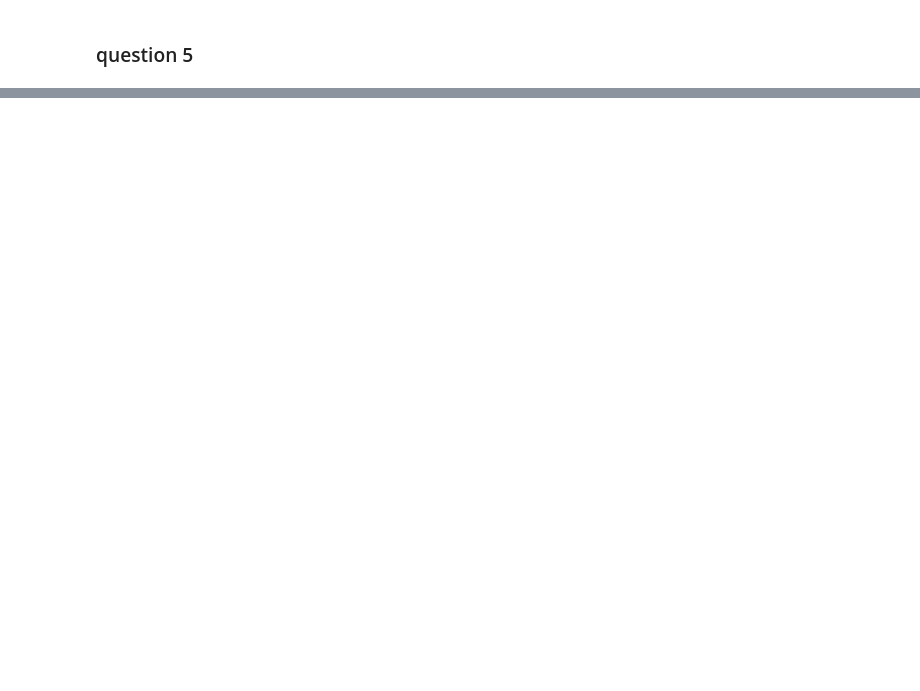
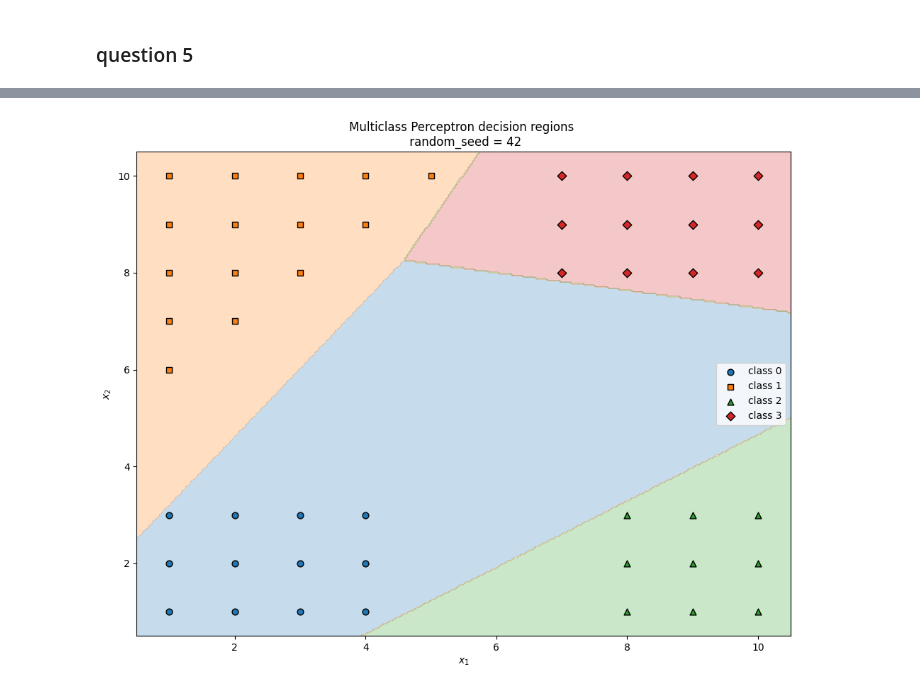
Before and after one commit to 0tv0renakniga/ds_masters, a Jupyter notebook: dsc_255/module_7/hw7.ipynb, the cells around one changed output, grey strips where cells are left out. Drawn from its saved outputs; the diff is of its cells as text; code cells hidden in the pictures; blank space fills up the shorter version.

```diff
--- a/dsc_255/module_7/hw7.ipynb
+++ b/dsc_255/module_7/hw7.ipynb
@@ -2,0 +18,13 @@
+# %%
+w = np.zeros((k, x.shape[1]))
+b = np.zeros(k)
+def multi_perceptron(w, b, x):
+    predictions = np.dot(w, x) + b
+    best_prediction = predictions.argsmax()
+    print(predictions)
+    print(best_prediction)
+    return(best_prediction)
+
+
+for xi, yi in zip(x, y):
+    multi_perceptron(w, b, xi)
@@ -2,0 +49,75 @@
+# %%
+def multi_perceptron(w, b, x):
+    predictions = np.dot(w, x) + b
+    best_prediction = predictions.argmax()
+    return(best_prediction)
+
+
+def fit_multi_perceptron(x, y, k,track_updates, set_seed):
+    if set_seed:
+        x, y = shuffle(x, y,random_state=42)
+    else:
+        x, y = shuffle(x, y)
+    w = np.zeros((k, x.shape[1]))
+    b = np.zeros(k)
+    updates = 0
+    max_updates = 1000
+
+    def make_prediction(w, b, x, y, updates):
+        error = False
+        for xi, yi in zip(x, y):
+            predicted_y = multi_perceptron(w, b, xi)
+            if predicted_y != yi:
+                w[yi] += xi
+                b[yi] += 1
+                w[predicted_y] -= xi
+                b[predicted_y] -= 1
+                updates += 1
+                error = True
+        if updates <= max_updates:
+            if error:
+                return make_prediction(w, b, x, y, updates)
+            else:
+                return (w, b, updates)
+        else:
+            print("Did not converge after {max_iterations} iterations")
+    if track_updates:
+        w, b, updates = make_prediction(w, b, x, y, updates)
+        return (w, b, updates)
+    else:
+        w, b, updates = make_prediction(w, b, x, y, updates)
+        return (w, b)
+
+def plot_regions(X, y, W, b):
+    # colour map for four classes
+    cmap = ['tab:blue', 'tab:orange', 'tab:green', 'tab:red']
+    markers = ['o', 's', '^', 'D']
+
+    # mesh grid covering the data span
+    margin = 0.5
+    x_min, x_max = X[:,0].min() - margin, X[:,0].max() + margin
+    y_min, y_max = X[:,1].min() - margin, X[:,1].max() + margin
+    xx, yy = np.meshgrid(np.linspace(x_min, x_max, 300),
+                         np.linspace(y_min, y_max, 300))
+    grid = np.c_[xx.ravel(), yy.ravel()]
+    preds = np.array([multi_perceptron(W, b, p) for p in grid]).reshape(xx.shape)
+
+    plt.figure(figsize=(10,8))
+    plt.contourf(xx, yy, preds, alpha=0.25, levels=np.arange(k+1)-0.5,
+                 colors=cmap)
+    # scatter original points
+    for cls in range(k):
+        idx = y == cls
+        plt.scatter(X[idx,0], X[idx,1], c=cmap[cls], edgecolor='k',
+                    label=f'class {cls}', s=40,marker=markers[cls])
+    plt.xlabel('$x_1$'); plt.ylabel('$x_2$')
+    plt.title('Multiclass Perceptron decision regions \n random_seed = 42')
+    plt.legend(); plt.tight_layout(); plt.show()
+    plt.savefig('hw7_5_b.png')
+    plt.show()
+
+w,b,updates_count = fit_multi_perceptron(x, y, k,track_updates=True, set_seed=True)
+print(f"note dims will match dims of classes \n equations(w x) + b:{w}*x+{b}")
+print(f"converged on {updates_count}th itteration")
+plot_regions(x, y, w, b)
+# %% [output]
@@ -2,0 +130 @@
+[figure, added]
```
Also changed, not shown: parts of 9 cells of this notebook, 2 other files.
